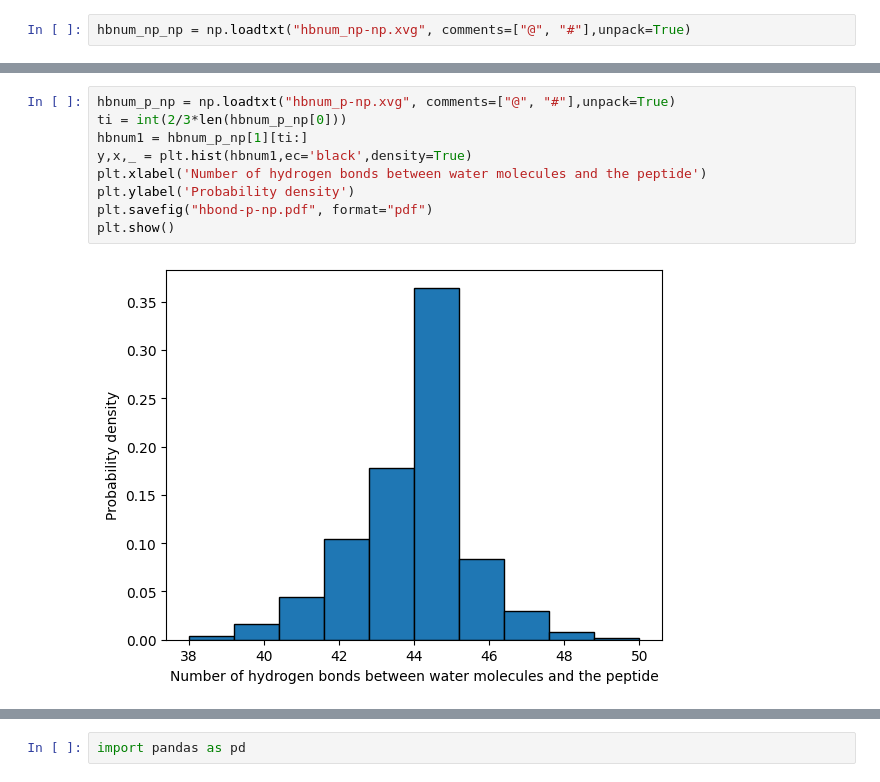
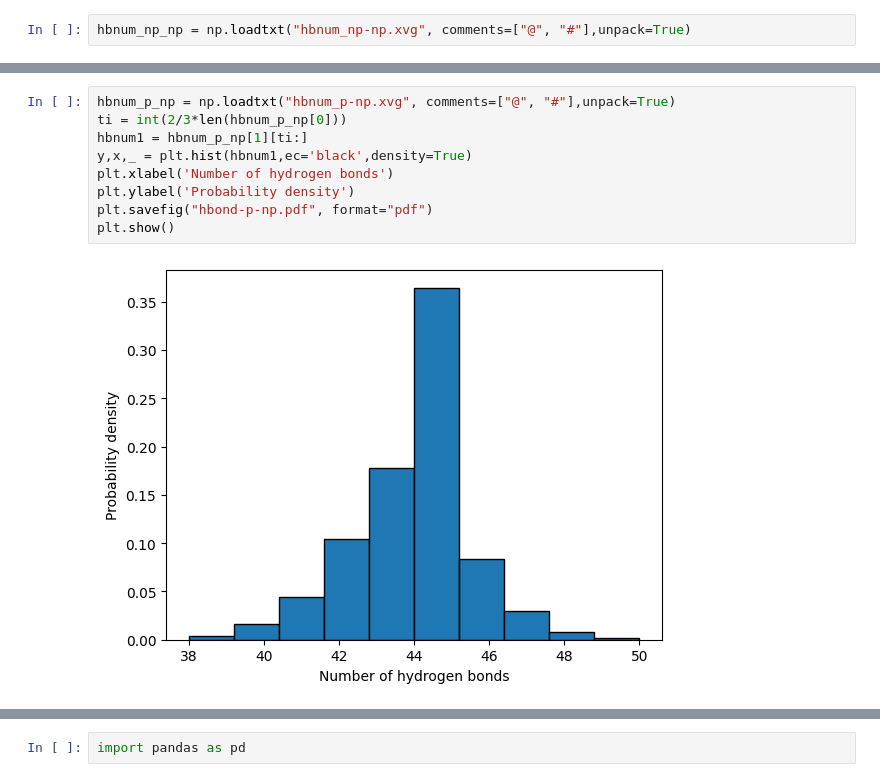
Before and after one commit to YimingHuang1999/PROJECT, a Jupyter notebook: HBOND/GAD1-NVT/T180K/HBOND-NUMBER.ipynb, the cells around one changed output, grey strips where cells are left out. Drawn from its saved outputs; the diff is of its cells as text.

```diff
--- a/HBOND/GAD1-NVT/T180K/HBOND-NUMBER.ipynb
+++ b/HBOND/GAD1-NVT/T180K/HBOND-NUMBER.ipynb
@@ -17,14 +20,14 @@ plt.show()
 # %%
 hbnum_p_np = np.loadtxt("hbnum_p-np.xvg", comments=["@", "#"],unpack=True)
 ti = int(2/3*len(hbnum_p_np[0]))
 hbnum1 = hbnum_p_np[1][ti:]
 y,x,_ = plt.hist(hbnum1,ec='black',density=True)
-plt.xlabel('Number of hydrogen bonds between water molecules and the peptide')
+plt.xlabel('Number of hydrogen bonds')
 plt.ylabel('Probability density')
 plt.savefig("hbond-p-np.pdf", format="pdf")
 plt.show()
 # %% [output]
-[figure, old version]
+[figure, new version]
 # %%
 hbnum_p_p = np.loadtxt("hbnum_p-p.xvg", comments=["@", "#"],unpack=True)
 ti = int(2/3*len(hbnum_p_p[0]))
```
Also changed, not shown: parts of 4 cells of this notebook, 1 other file.
